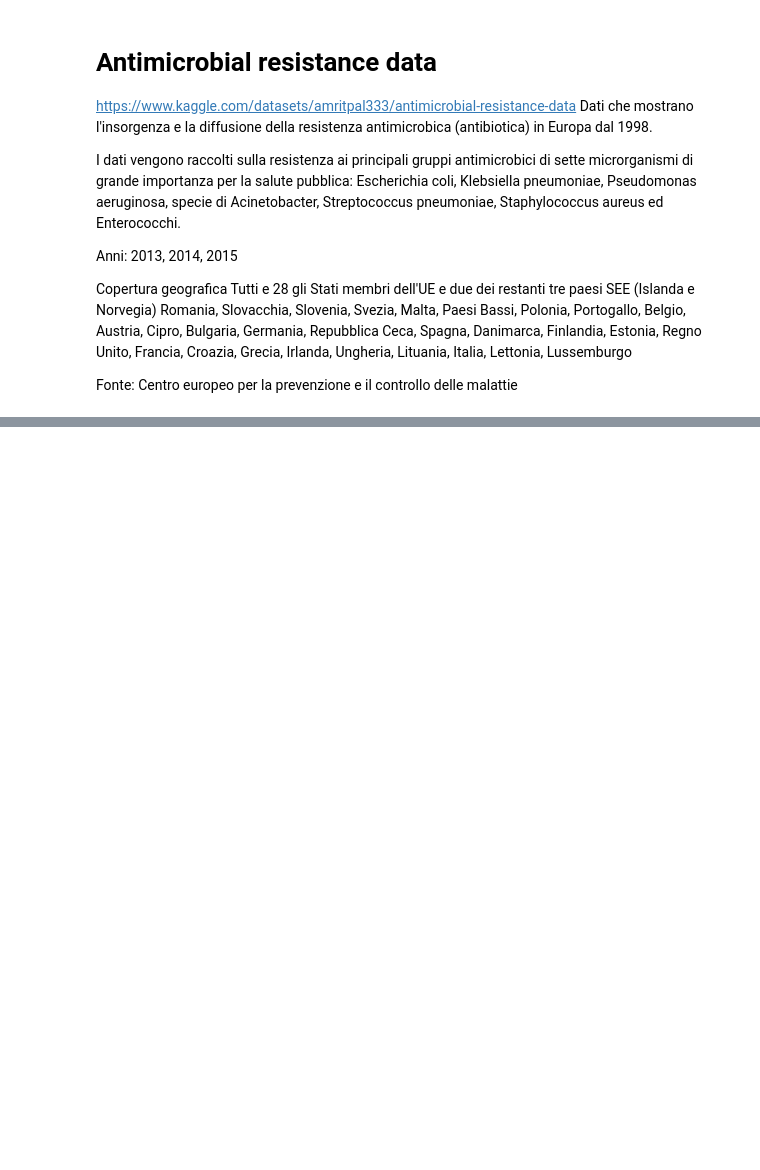
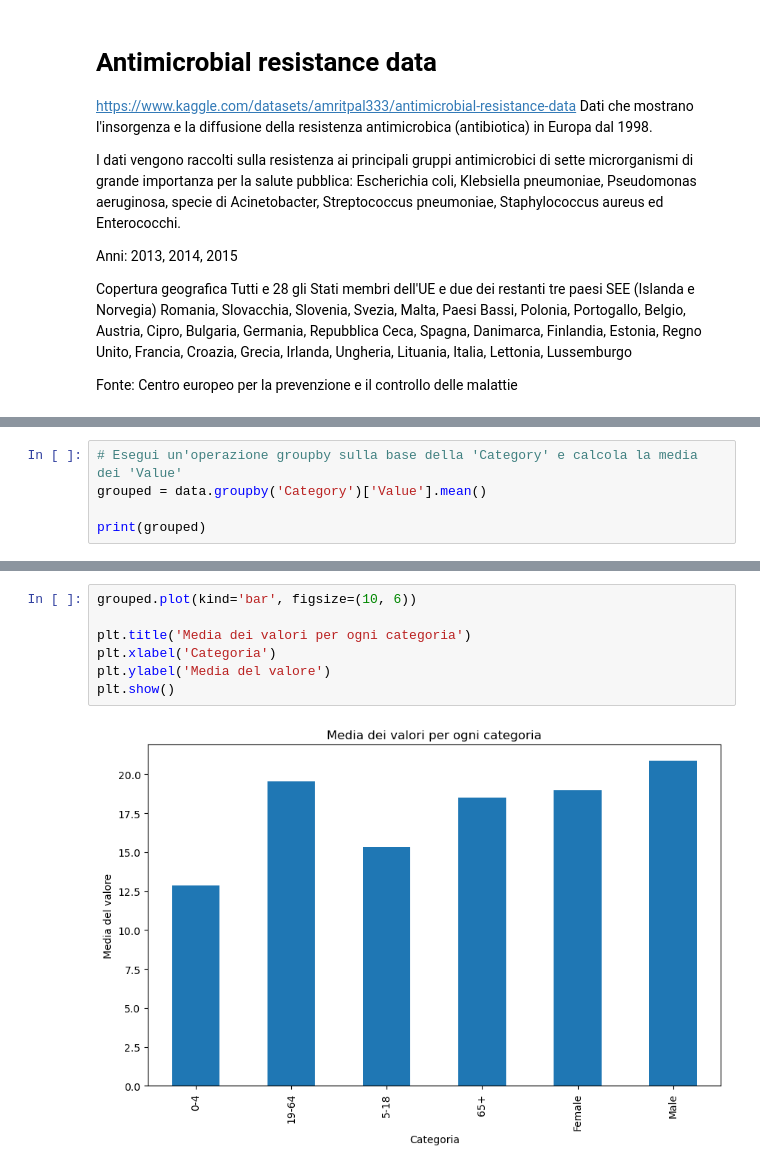
Before and after one commit to dangelodavide/EURO-AMR, a Jupyter notebook: euro-resistance.ipynb, the cells around one changed output, grey strips where cells are left out. Saved outputs shown, nothing was run; the diff lists cells and outputs as text; blank space fills up the shorter version.

```diff
--- a/euro-resistance.ipynb
+++ b/euro-resistance.ipynb
@@ -278,0 +340,5 @@ Fonte: Centro europeo per la prevenzione e il controllo delle malattie
+# %%
+# Esegui un'operazione groupby sulla base della 'Category' e calcola la media dei 'Value'
+grouped = data.groupby('Category')['Value'].mean()
+
+print(grouped)
@@ -278,0 +354,9 @@ Fonte: Centro europeo per la prevenzione e il controllo delle malattie
+# %%
+grouped.plot(kind='bar', figsize=(10, 6))
+
+plt.title('Media dei valori per ogni categoria')
+plt.xlabel('Categoria')
+plt.ylabel('Media del valore')
+plt.show()
+# %% [output]
+[figure, added]
```
Also changed, not shown: parts of 13 cells of this notebook.
